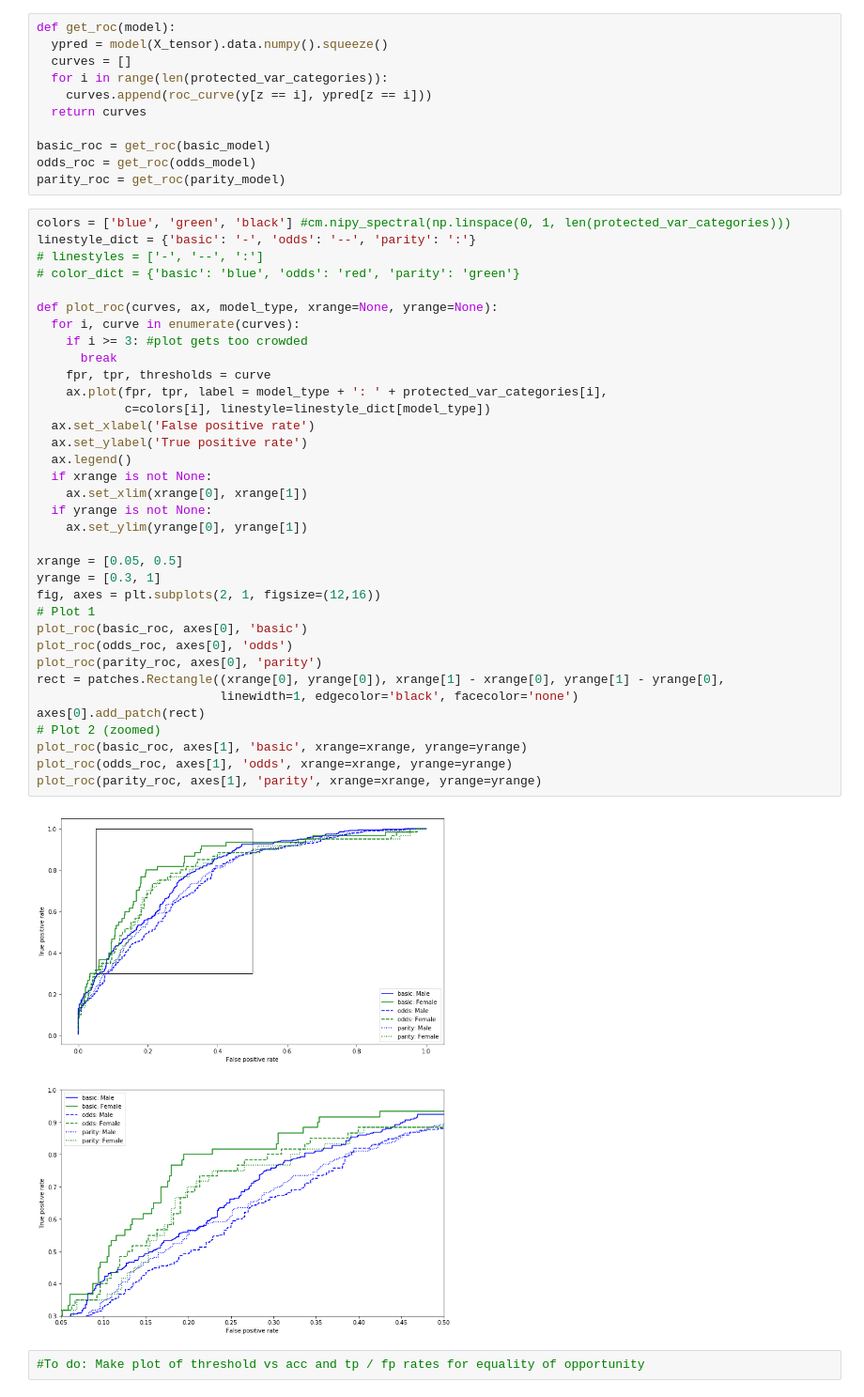
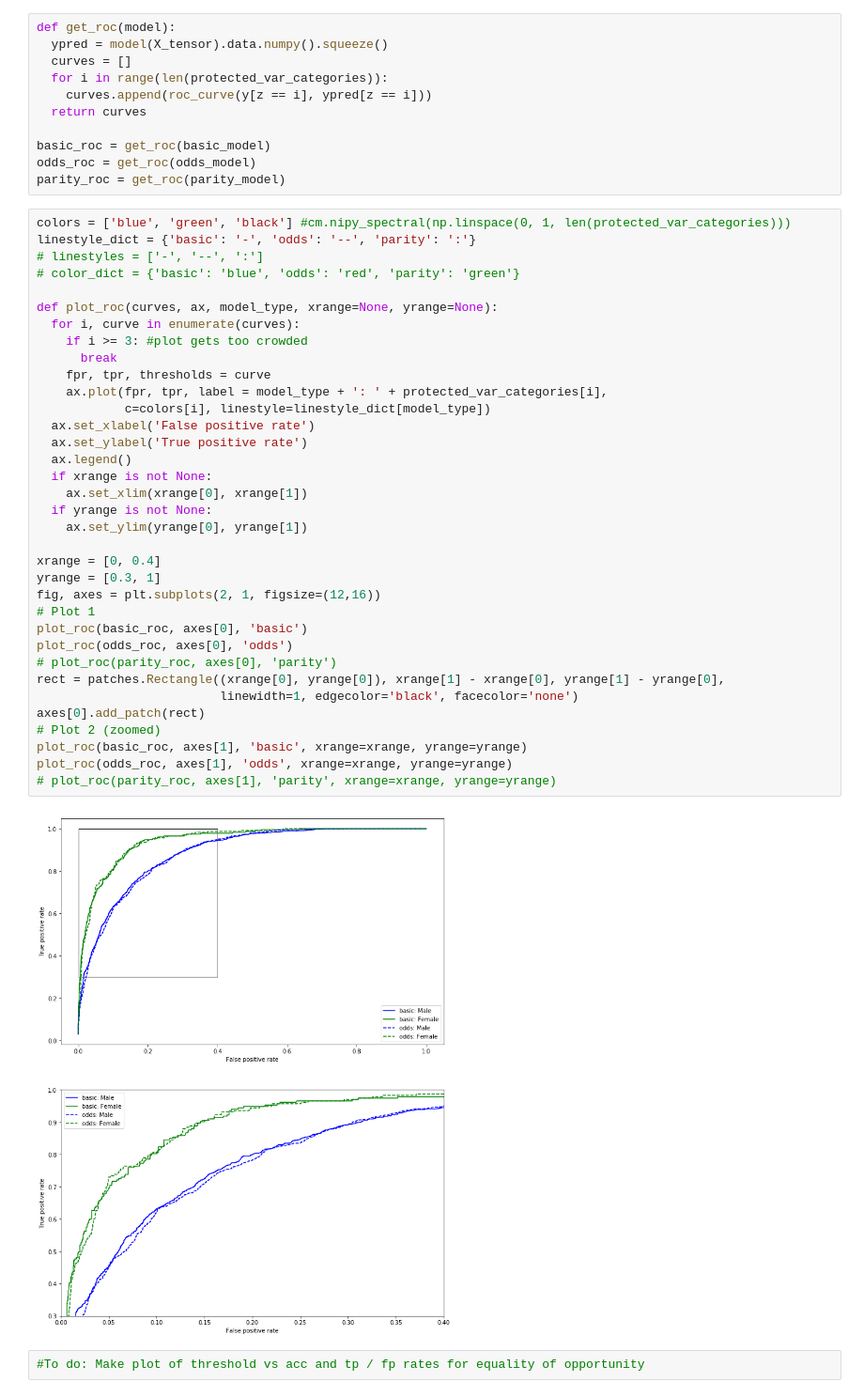
Before and after one commit to jusyc/fad, a Jupyter notebook: compare_roc.ipynb, the cells around one changed output. Shown: that part at 94% size. Cells and saved outputs as stored; diff of their text form.

```diff
--- a/compare_roc.ipynb
+++ b/compare_roc.ipynb
@@ -61,36 +61,36 @@ linestyle_dict = {'basic': '-', 'odds': '--', 'parity': ':'}
 # linestyles = ['-', '--', ':']
 # color_dict = {'basic': 'blue', 'odds': 'red', 'parity': 'green'}
 
 def plot_roc(curves, ax, model_type, xrange=None, yrange=None):
   for i, curve in enumerate(curves):
     if i >= 3: #plot gets too crowded
       break
     fpr, tpr, thresholds = curve
     ax.plot(fpr, tpr, label = model_type + ': ' + protected_var_categories[i],
             c=colors[i], linestyle=linestyle_dict[model_type])
   ax.set_xlabel('False positive rate')
   ax.set_ylabel('True positive rate')
   ax.legend()
   if xrange is not None:
     ax.set_xlim(xrange[0], xrange[1])
   if yrange is not None:
     ax.set_ylim(yrange[0], yrange[1])
 
-xrange = [0.05, 0.5]
+xrange = [0, 0.4]
 yrange = [0.3, 1]
 fig, axes = plt.subplots(2, 1, figsize=(12,16))
 # Plot 1
 plot_roc(basic_roc, axes[0], 'basic')
 plot_roc(odds_roc, axes[0], 'odds')
-plot_roc(parity_roc, axes[0], 'parity')
+# plot_roc(parity_roc, axes[0], 'parity')
 rect = patches.Rectangle((xrange[0], yrange[0]), xrange[1] - xrange[0], yrange[1] - yrange[0],
                          linewidth=1, edgecolor='black', facecolor='none')
 axes[0].add_patch(rect)
 # Plot 2 (zoomed)
 plot_roc(basic_roc, axes[1], 'basic', xrange=xrange, yrange=yrange)
 plot_roc(odds_roc, axes[1], 'odds', xrange=xrange, yrange=yrange)
-plot_roc(parity_roc, axes[1], 'parity', xrange=xrange, yrange=yrange)
+# plot_roc(parity_roc, axes[1], 'parity', xrange=xrange, yrange=yrange)
 # %% [output]
-[figure, old version]
+[figure, new version]
 # %%
 #To do: Make plot of threshold vs acc and tp / fp rates for equality of opportunity
```
Also changed, not shown: 12 other files.
